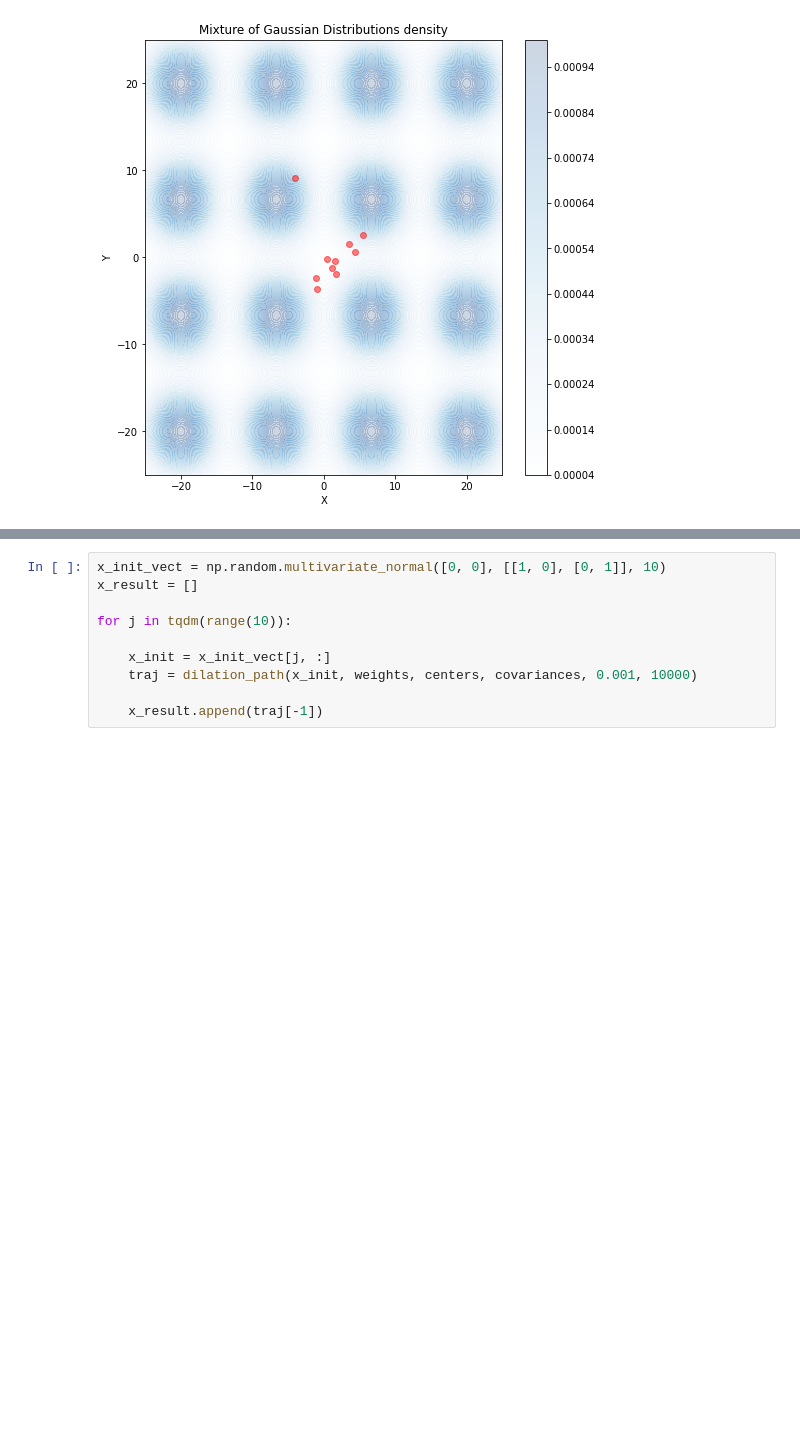
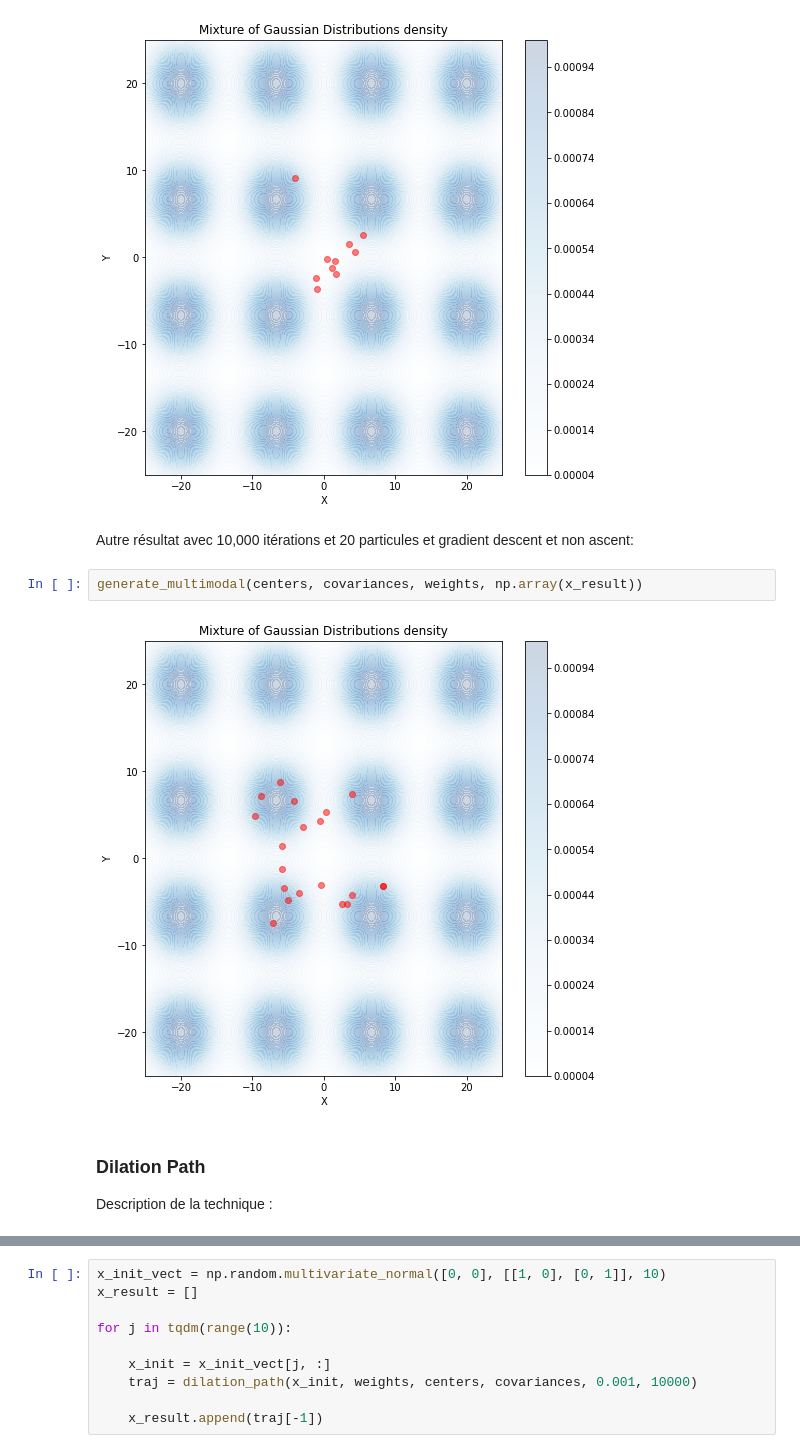
Before and after one commit to PyTomSss/Research_Project-Imperial_College, a Jupyter notebook: Dilation_path_experiment.ipynb, the cells around one changed output, grey strips where cells are left out. Drawn from its saved outputs; the diff is of its cells as text; blank space fills up the shorter version.

```diff
--- a/Dilation_path_experiment.ipynb
+++ b/Dilation_path_experiment.ipynb
@@ -377,3 +410,13 @@ generate_multimodal(centers, covariances, weights, np.array(x_result))
 generate_multimodal(centers, covariances, weights, np.array(x_result))
 # %% [output]
 [figure]
+# %% [markdown]
+Autre résultat avec 10,000 itérations et 20 particules et gradient descent et non ascent:
+# %%
+generate_multimodal(centers, covariances, weights, np.array(x_result))
+# %% [output]
+[figure, added]
+# %% [markdown]
+### Dilation Path
+
+Description de la technique :
```
Also changed, not shown: parts of 28 cells of this notebook.
